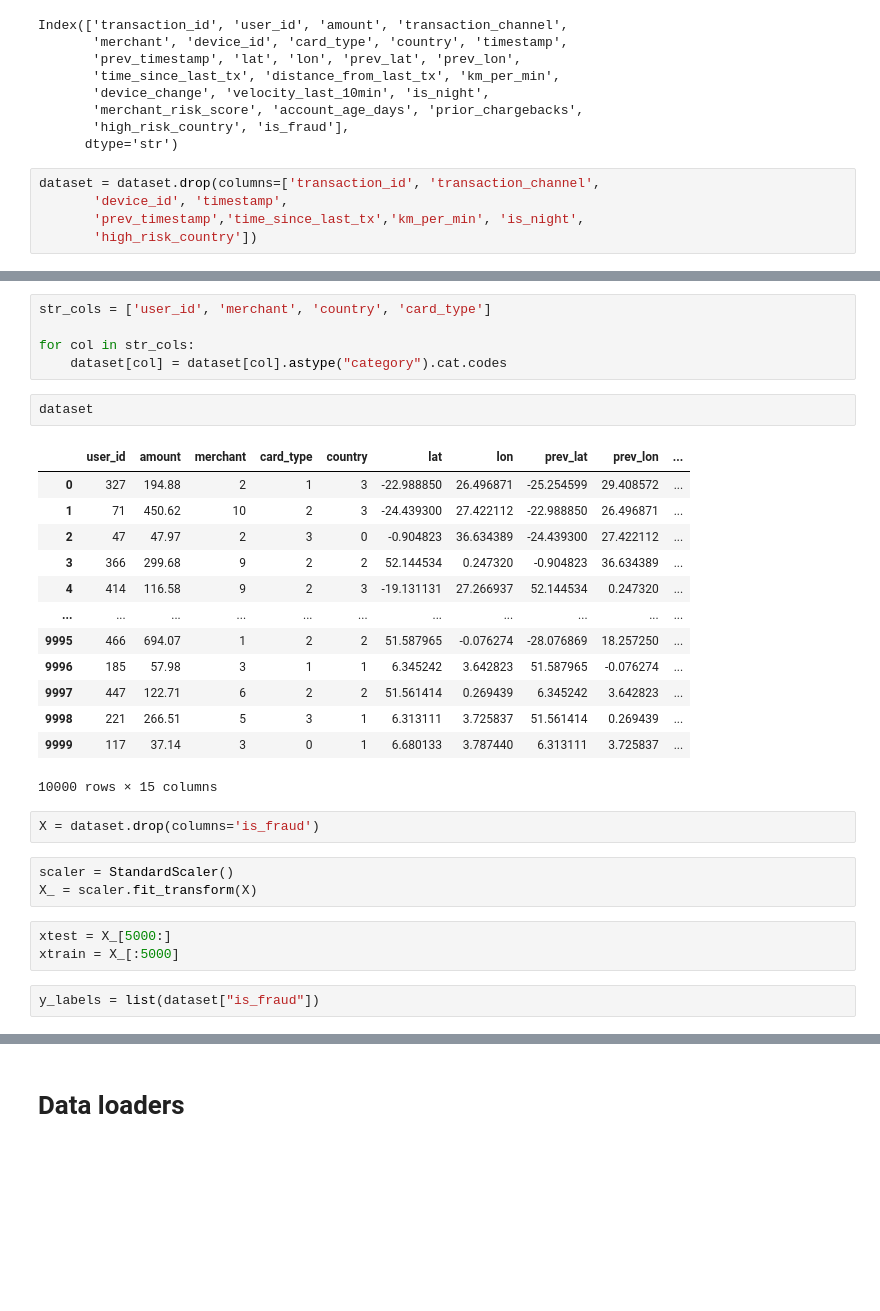
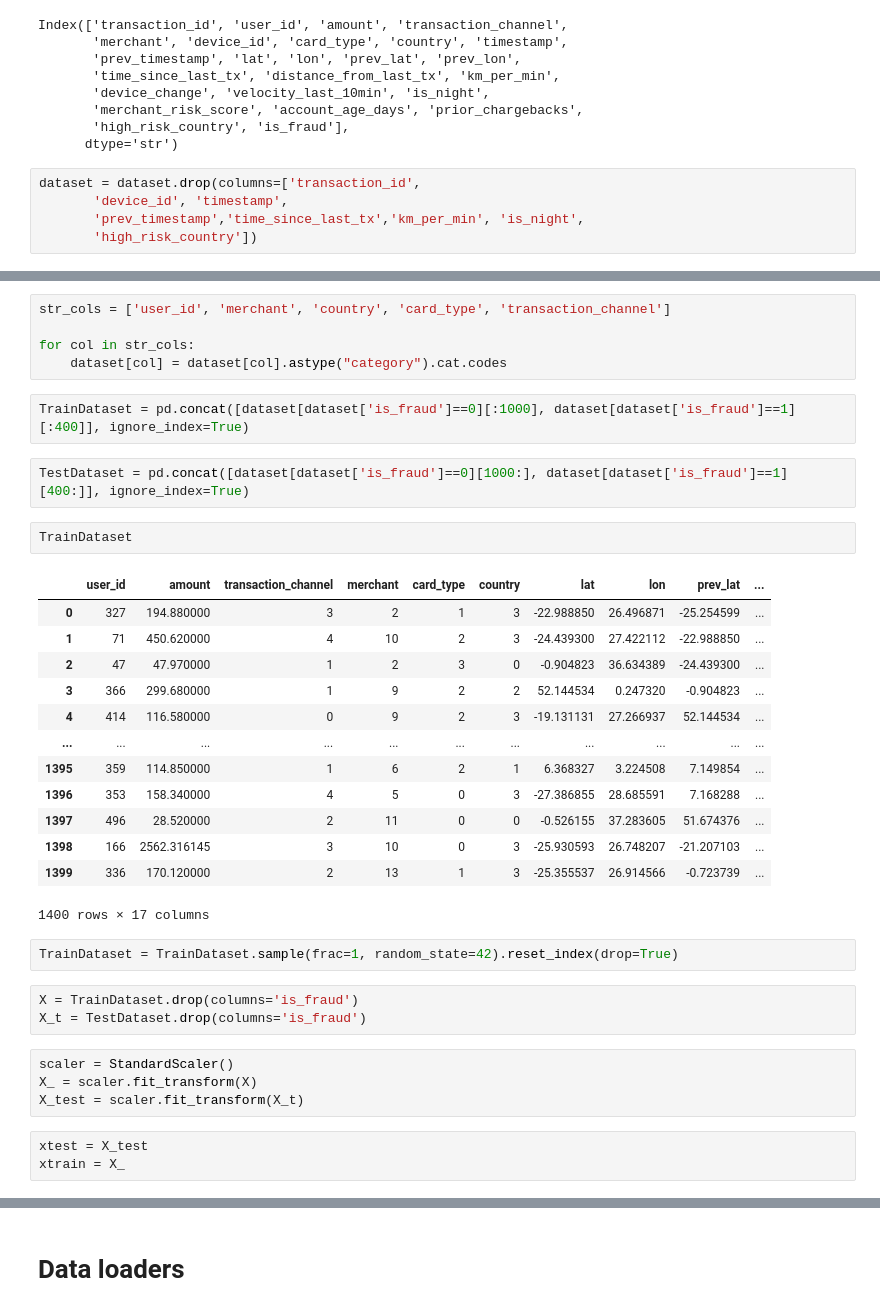
Before and after one commit to panaam3/QYF, a Jupyter notebook: FNB project.ipynb, the cells around one changed output, grey strips where cells are left out. Saved outputs shown, nothing was run; the diff lists cells and outputs as text; blank space fills up the shorter version.

```diff
--- a/FNB project.ipynb
+++ b/FNB project.ipynb
@@ -49,7 +48,7 @@ Index(['transaction_id', 'user_id', 'amount', 'transaction_channel',
        'high_risk_country', 'is_fraud'],
       dtype='str')
 # %%
-dataset = dataset.drop(columns=['transaction_id', 'transaction_channel',
+dataset = dataset.drop(columns=['transaction_id',
        'device_id', 'timestamp',
        'prev_timestamp','time_since_last_tx','km_per_min', 'is_night',
        'high_risk_country'])
@@ -72,32 +55,38 @@ dataset[dataset['is_fraud']==1]
 # %%
-str_cols = ['user_id', 'merchant', 'country', 'card_type']
+str_cols = ['user_id', 'merchant', 'country', 'card_type', 'transaction_channel']
 
 for col in str_cols:
     dataset[col] = dataset[col].astype("category").cat.codes
 # %%
-dataset
+TrainDataset = pd.concat([dataset[dataset['is_fraud']==0][:1000], dataset[dataset['is_fraud']==1][:400]], ignore_index=True)
-# %% [output]
-|  | user_id | amount | merchant | card_type | country | lat | lon | prev_lat | prev_lon | ... |
-| 0 | 327 | 194.88 | 2 | 1 | 3 | -22.988850 | 26.496871 | -25.254599 | 29.408572 | ... |
-| 1 | 71 | 450.62 | 10 | 2 | 3 | -24.439300 | 27.422112 | -22.988850 | 26.496871 | ... |
-| 2 | 47 | 47.97 | 2 | 3 | 0 | -0.904823 | 36.634389 | -24.439300 | 27.422112 | ... |
-| 3 | 366 | 299.68 | 9 | 2 | 2 | 52.144534 | 0.247320 | -0.904823 | 36.634389 | ... |
-| 4 | 414 | 116.58 | 9 | 2 | 3 | -19.131131 | 27.266937 | 52.144534 | 0.247320 | ... |
-| ... | ... | ... | ... | ... | ... | ... | ... | ... | ... | ... |
-| 9995 | 466 | 694.07 | 1 | 2 | 2 | 51.587965 | -0.076274 | -28.076869 | 18.257250 | ... |
-| 9996 | 185 | 57.98 | 3 | 1 | 1 | 6.345242 | 3.642823 | 51.587965 | -0.076274 | ... |
-| 9997 | 447 | 122.71 | 6 | 2 | 2 | 51.561414 | 0.269439 | 6.345242 | 3.642823 | ... |
-| 9998 | 221 | 266.51 | 5 | 3 | 1 | 6.313111 | 3.725837 | 51.561414 | 0.269439 | ... |
-| 9999 | 117 | 37.14 | 3 | 0 | 1 | 6.680133 | 3.787440 | 6.313111 | 3.725837 | ... |
-10000 rows × 15 columns
+# %%
+TestDataset = pd.concat([dataset[dataset['is_fraud']==0][1000:], dataset[dataset['is_fraud']==1][400:]], ignore_index=True)
+# %%
+TrainDataset
+# %% [output]
+|  | user_id | amount | transaction_channel | merchant | card_type | country | lat | lon | prev_lat | ... |
+| 0 | 327 | 194.880000 | 3 | 2 | 1 | 3 | -22.988850 | 26.496871 | -25.254599 | ... |
+| 1 | 71 | 450.620000 | 4 | 10 | 2 | 3 | -24.439300 | 27.422112 | -22.988850 | ... |
+| 2 | 47 | 47.970000 | 1 | 2 | 3 | 0 | -0.904823 | 36.634389 | -24.439300 | ... |
+| 3 | 366 | 299.680000 | 1 | 9 | 2 | 2 | 52.144534 | 0.247320 | -0.904823 | ... |
+| 4 | 414 | 116.580000 | 0 | 9 | 2 | 3 | -19.131131 | 27.266937 | 52.144534 | ... |
+| ... | ... | ... | ... | ... | ... | ... | ... | ... | ... | ... |
+| 1395 | 359 | 114.850000 | 1 | 6 | 2 | 1 | 6.368327 | 3.224508 | 7.149854 | ... |
+| 1396 | 353 | 158.340000 | 4 | 5 | 0 | 3 | -27.386855 | 28.685591 | 7.168288 | ... |
+| 1397 | 496 | 28.520000 | 2 | 11 | 0 | 0 | -0.526155 | 37.283605 | 51.674376 | ... |
+| 1398 | 166 | 2562.316145 | 3 | 10 | 0 | 3 | -25.930593 | 26.748207 | -21.207103 | ... |
+| 1399 | 336 | 170.120000 | 2 | 13 | 1 | 3 | -25.355537 | 26.914566 | -0.723739 | ... |
+1400 rows × 17 columns
+# %%
+TrainDataset = TrainDataset.sample(frac=1, random_state=42).reset_index(drop=True)
 # %%
-X = dataset.drop(columns='is_fraud')
+X = TrainDataset.drop(columns='is_fraud')
+X_t = TestDataset.drop(columns='is_fraud')
 # %%
 scaler = StandardScaler()
 X_ = scaler.fit_transform(X)
+X_test = scaler.fit_transform(X_t)
 # %%
-xtest = X_[5000:]
-xtrain = X_[:5000]
+xtest = X_test
+xtrain = X_
-# %%
-y_labels = list(dataset["is_fraud"])
 # %%
```
Also changed, not shown: parts of 12 cells of this notebook.
